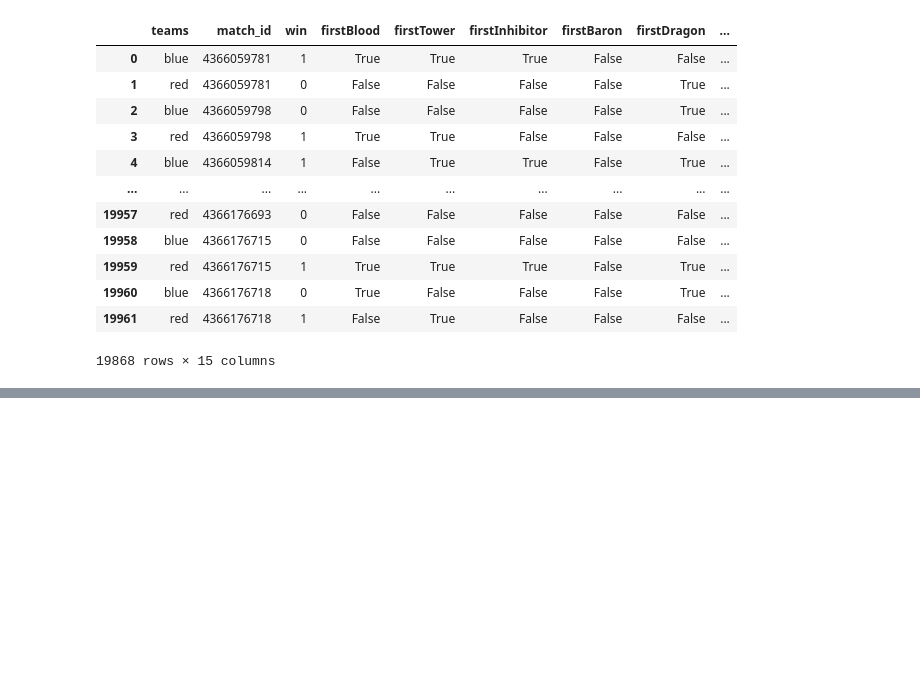
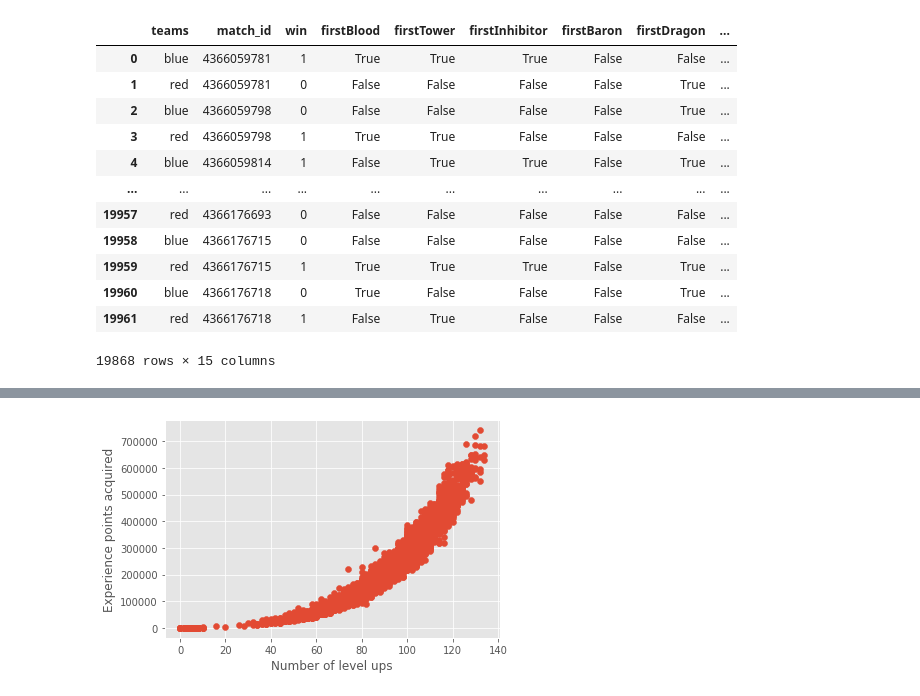
Before and after one commit to anotherjonlee/MLoL, a Jupyter notebook: notebooks/EDA.ipynb, the cells around one changed output, grey strips where cells are left out. Cells and saved outputs as stored; diff of their text form; code cells hidden in the pictures; blank space fills up the shorter version.

```diff
--- a/notebooks/EDA.ipynb
+++ b/notebooks/EDA.ipynb
@@ -50,0 +58,11 @@ general_correlation_plot(df_eda.drop(columns=['match_id','win','firstBlood','fir
+# %%
+fig,ax = plt.subplots()
+
+ax.scatter(df_eda['level_ups'],df_eda['xp'])
+
+ax.set_ylabel('Experience points acquired')
+ax.set_xlabel('Number of level ups')
+
+plt.show()
+# %% [output]
+[figure, added]
```
Also changed, not shown: parts of 4 cells of this notebook, 2 other files.
